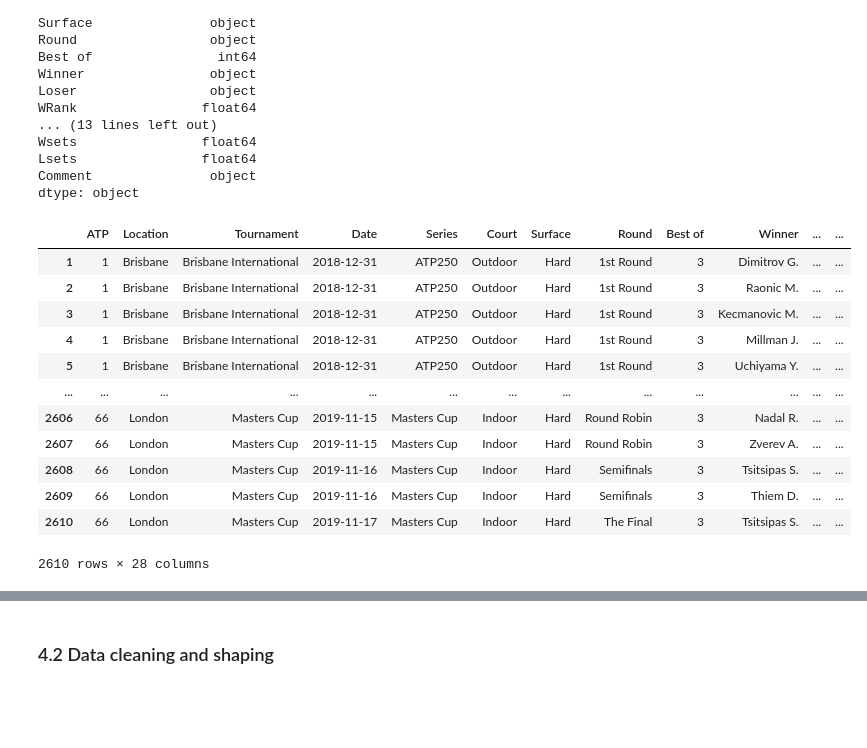
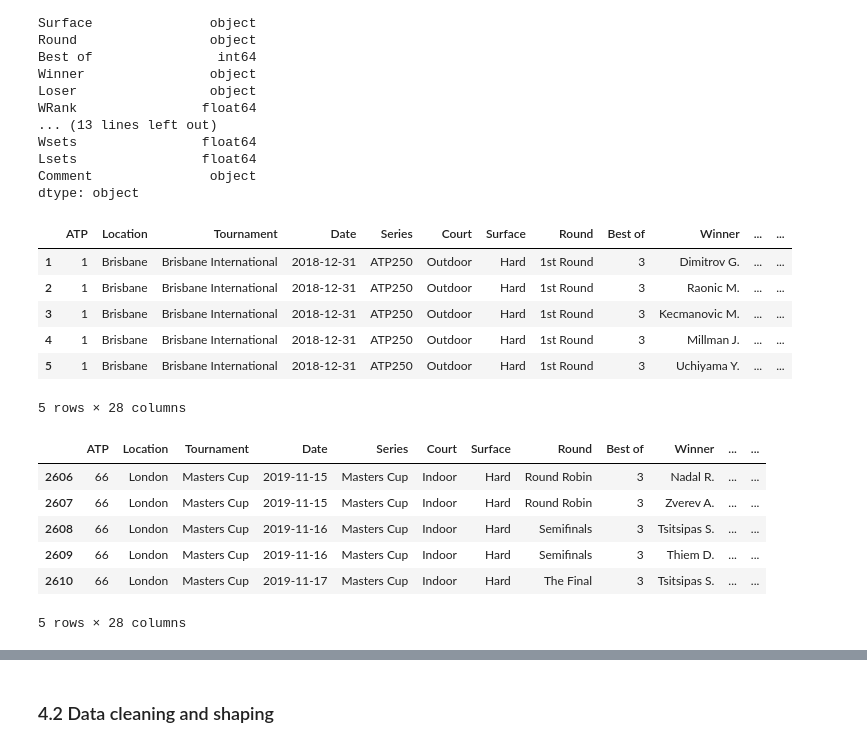
Before and after one commit to Godadoreu/ATP2019season, a Jupyter notebook: Project1.ipynb, the cells around one changed output, grey strips where cells are left out. Cells and saved outputs as stored; diff of their text form; code cells hidden in the pictures; blank space fills up the shorter version.

```diff
--- a/Project1.ipynb
+++ b/Project1.ipynb
@@ -137,21 +137,26 @@ Lsets                float64
 Comment               object
 dtype: object
 # %%
-#Finally, let's take a look at the dataset itself
+# Showing the first five rows of dataset
 # Start counting the rows from 1 instead of default 0
 dropped_df.index=dropped_df.index+1
-dropped_df
+dropped_df.head()
 # %% [output]
 |  | ATP | Location | Tournament | Date | Series | Court | Surface | Round | Best of | Winner | ... | ... |
 | 1 | 1 | Brisbane | Brisbane International | 2018-12-31 | ATP250 | Outdoor | Hard | 1st Round | 3 | Dimitrov G. | ... | ... |
 | 2 | 1 | Brisbane | Brisbane International | 2018-12-31 | ATP250 | Outdoor | Hard | 1st Round | 3 | Raonic M. | ... | ... |
 | 3 | 1 | Brisbane | Brisbane International | 2018-12-31 | ATP250 | Outdoor | Hard | 1st Round | 3 | Kecmanovic M. | ... | ... |
 | 4 | 1 | Brisbane | Brisbane International | 2018-12-31 | ATP250 | Outdoor | Hard | 1st Round | 3 | Millman J. | ... | ... |
 | 5 | 1 | Brisbane | Brisbane International | 2018-12-31 | ATP250 | Outdoor | Hard | 1st Round | 3 | Uchiyama Y. | ... | ... |
-| ... | ... | ... | ... | ... | ... | ... | ... | ... | ... | ... | ... | ... |
-| 2606 | 66 | London | Masters Cup | 2019-11-15 | Masters Cup | Indoor | Hard | Round Robin | 3 | Nadal R. | ... | ... |
-| 2607 | 66 | London | Masters Cup | 2019-11-15 | Masters Cup | Indoor | Hard | Round Robin | 3 | Zverev A. | ... | ... |
-| 2608 | 66 | London | Masters Cup | 2019-11-16 | Masters Cup | Indoor | Hard | Semifinals | 3 | Tsitsipas S. | ... | ... |
-| 2609 | 66 | London | Masters Cup | 2019-11-16 | Masters Cup | Indoor | Hard | Semifinals | 3 | Thiem D. | ... | ... |
-| 2610 | 66 | London | Masters Cup | 2019-11-17 | Masters Cup | Indoor | Hard | The Final | 3 | Tsitsipas S. | ... | ... |
-2610 rows × 28 columns
+5 rows × 28 columns
+# %%
+#Showing the last five rows of dataset
+dropped_df.tail()
+# %% [output]
+|  | ATP | Location | Tournament | Date | Series | Court | Surface | Round | Best of | Winner | ... | ... |
+| 2606 | 66 | London | Masters Cup | 2019-11-15 | Masters Cup | Indoor | Hard | Round Robin | 3 | Nadal R. | ... | ... |
+| 2607 | 66 | London | Masters Cup | 2019-11-15 | Masters Cup | Indoor | Hard | Round Robin | 3 | Zverev A. | ... | ... |
+| 2608 | 66 | London | Masters Cup | 2019-11-16 | Masters Cup | Indoor | Hard | Semifinals | 3 | Tsitsipas S. | ... | ... |
+| 2609 | 66 | London | Masters Cup | 2019-11-16 | Masters Cup | Indoor | Hard | Semifinals | 3 | Thiem D. | ... | ... |
+| 2610 | 66 | London | Masters Cup | 2019-11-17 | Masters Cup | Indoor | Hard | The Final | 3 | Tsitsipas S. | ... | ... |
+5 rows × 28 columns
```
Also changed, not shown: parts of 7 cells of this notebook.
